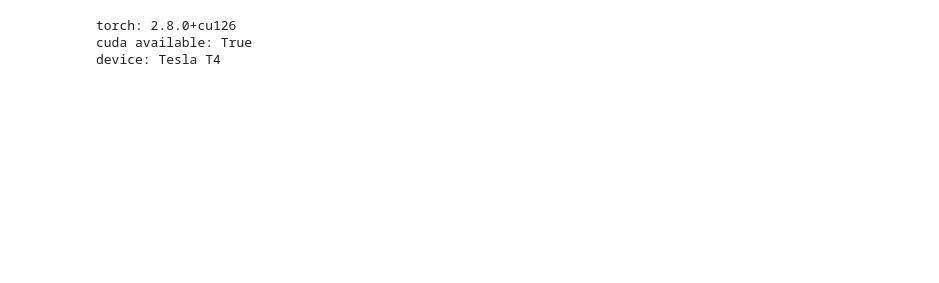
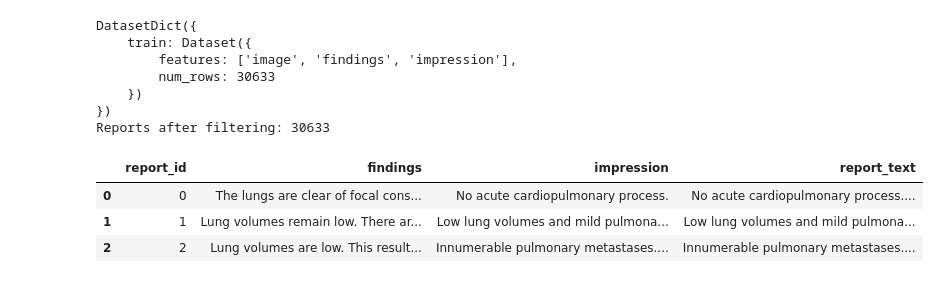
Before and after one commit to GabrielWarner/DL4H-finalproject, a Jupyter notebook: notebook/baseline_ce.ipynb, the cells around one changed output. Saved outputs shown, nothing was run; the diff lists cells and outputs as text; code cells hidden in the pictures; blank space fills up the shorter version.

```diff
--- a/notebook/baseline_ce.ipynb
+++ b/notebook/baseline_ce.ipynb
@@ -55,9 +19,0 @@ Successfully installed evaluate-0.4.6
-# %%
-import torch, sys
-print("torch:", torch.__version__)
-print("cuda available:", torch.cuda.is_available())
-print("device:", torch.cuda.get_device_name(0) if torch.cuda.is_available() else "CPU")
-# %% [output]
-torch: 2.8.0+cu126
-cuda available: True
-device: Tesla T4
@@ -63,0 +24,34 @@ device: Tesla T4
+# %%
+from datasets import load_dataset
+import pandas as pd
+import numpy as np
+
+ds = load_dataset("itsanmolgupta/mimic-cxr-dataset")
+print(ds)
+
+df = pd.DataFrame({
+    "report_id": np.arange(len(ds["train"])),
+    "findings": ds["train"]["findings"],
+    "impression": ds["train"]["impression"],
+})
+df["report_text"] = (
+    df["impression"].fillna("").astype(str).str.strip() + " " +
+    df["findings"].fillna("").astype(str).str.strip()
+).str.strip()
+
+# drop empty reports
+df = df[df["report_text"].str.len() > 0].reset_index(drop=True)
+print("Reports after filtering:", len(df))
+df.head(3)
+# %% [output]
+DatasetDict({
+    train: Dataset({
+        features: ['image', 'findings', 'impression'],
+        num_rows: 30633
+    })
+})
+Reports after filtering: 30633
+|  | report_id | findings | impression | report_text |
+| 0 | 0 | The lungs are clear of focal cons... | No acute cardiopulmonary process. | No acute cardiopulmonary process.... |
+| 1 | 1 | Lung volumes remain low. There ar... | Low lung volumes and mild pulmona... | Low lung volumes and mild pulmona... |
+| 2 | 2 | Lung volumes are low. This result... | Innumerable pulmonary metastases.... | Innumerable pulmonary metastases.... |
```
Also changed, not shown: parts of 12 cells of this notebook.
